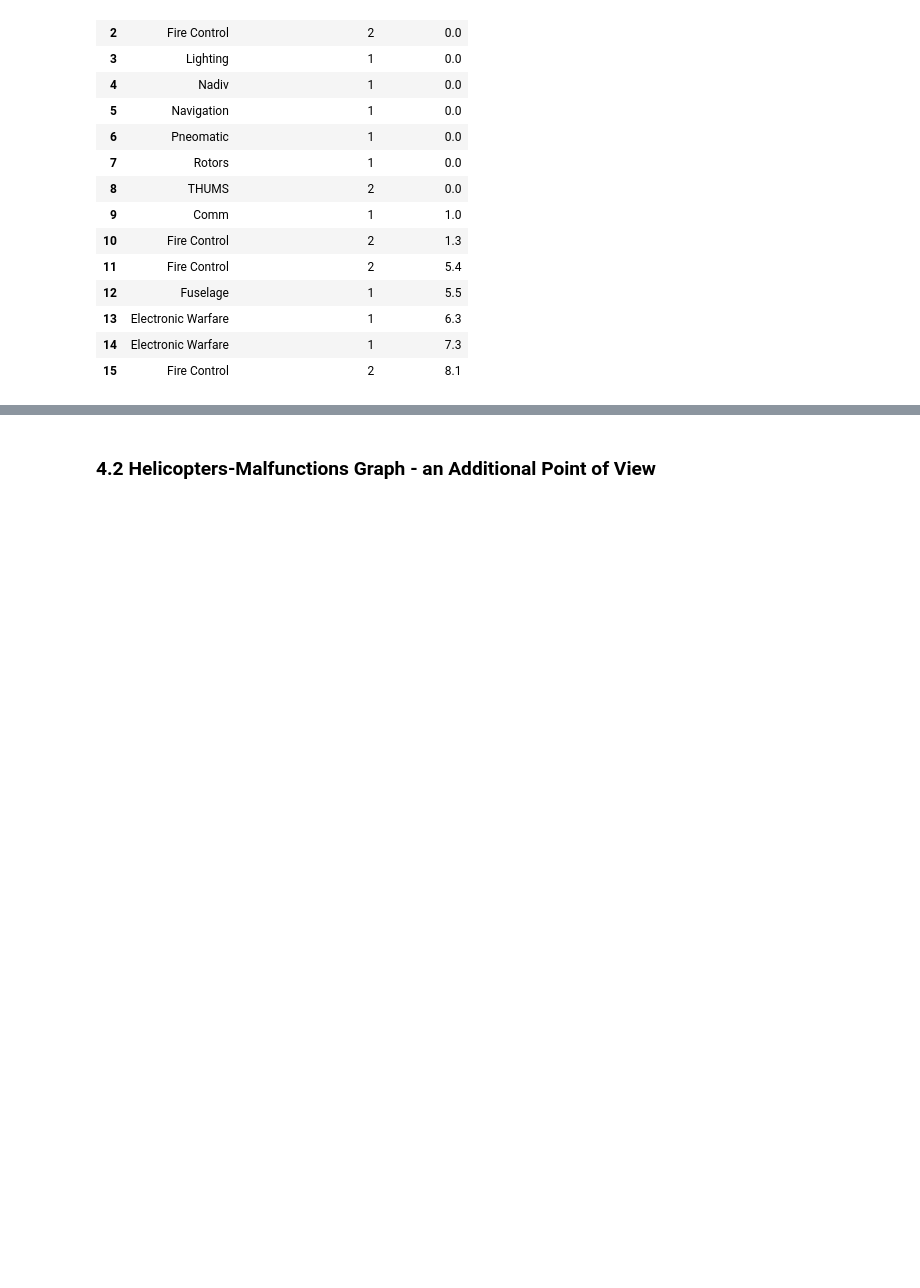
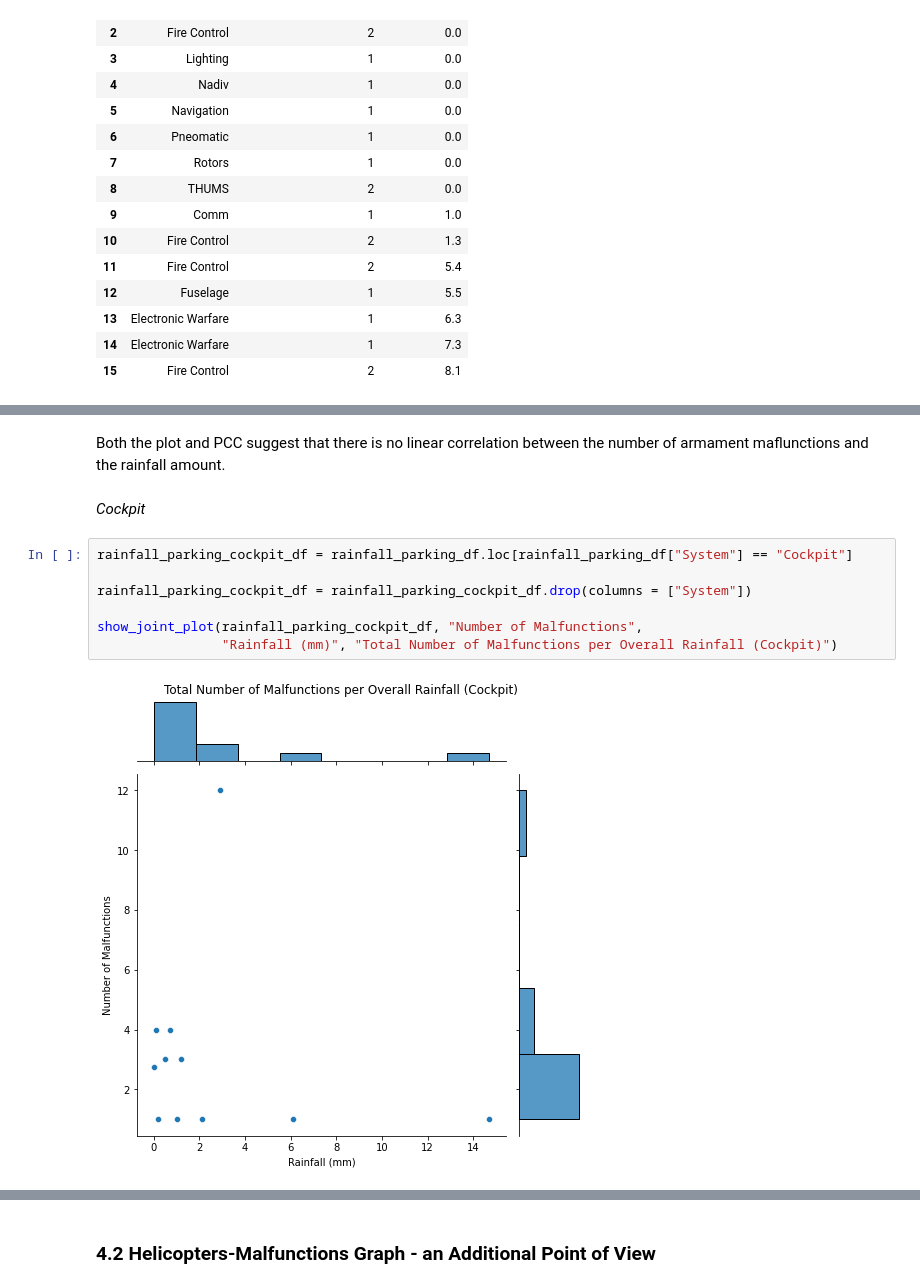
Before and after one commit to elront/Data_Sceince_Project, a Jupyter notebook: Data_science_workshop_project.ipynb, the cells around one changed output, grey strips where cells are left out. Cells and saved outputs as stored; diff of their text form; blank space fills up the shorter version.

```diff
--- a/Data_science_workshop_project.ipynb
+++ b/Data_science_workshop_project.ipynb
@@ -2549,0 +2655,13 @@ This finding is even more surprising compared to the previous finding. The numbe
+# %% [markdown]
+Both the plot and PCC suggest that there is no linear correlation between the number of armament maflunctions and the rainfall amount.
+# %% [markdown]
+*Cockpit*
+# %%
+rainfall_parking_cockpit_df = rainfall_parking_df.loc[rainfall_parking_df["System"] == "Cockpit"]
+
+rainfall_parking_cockpit_df = rainfall_parking_cockpit_df.drop(columns = ["System"])
+
+show_joint_plot(rainfall_parking_cockpit_df, "Number of Malfunctions",
+                "Rainfall (mm)", "Total Number of Malfunctions per Overall Rainfall (Cockpit)")
+# %% [output]
+[figure, added]
```
Also changed, not shown: parts of 34 cells of this notebook.
